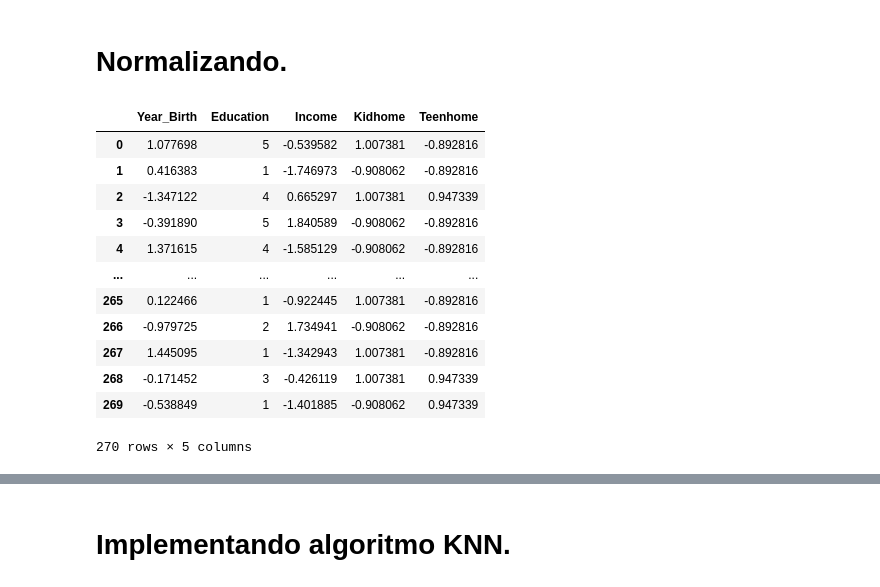
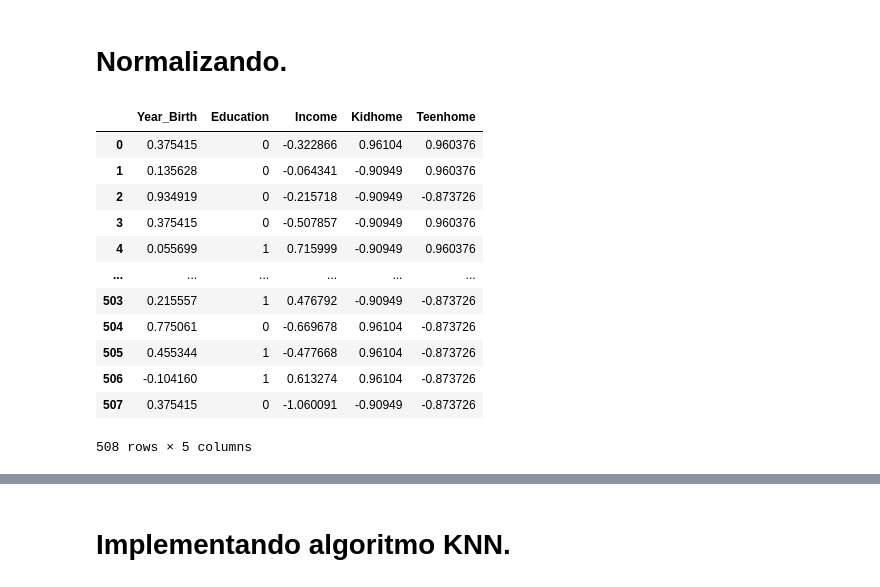
Before and after one commit to jpnahuelpan/IA-2021, a Jupyter notebook: main.ipynb, the cells around one changed output, grey strips where cells are left out. Saved outputs shown, nothing was run; the diff lists cells and outputs as text; code cells hidden in the pictures.

Commit message:
se resolvio el tema del rendimiento bajo, devido a que eran muchas clases se agruparon en 2 pero el rendimiento sigue siendo bajo.

```diff
--- a/main.ipynb
+++ b/main.ipynb
@@ -109,3 +110,13 @@ Master         365
 2n Cycle       200
 Basic           54
 Name: Education, dtype: int64
+# %%
+"""
+Se daran los siquientes valores numericos a los valores de las variables categoricas.
+_________
+Education:
+'Basic' + '2n Cycle' = 0
+'Graduation' + 'Master' + 'PhD' = 1
+"""
+df.replace(to_replace=['Basic', '2n Cycle', 'Graduation', 'Master', 'PhD'], value=[0, 0, 1, 1, 1], inplace=True)
+df
@@ -111,0 +137,3 @@ Name: Education, dtype: int64
+# %%
+clase = df["Education"].value_counts()
+clase
@@ -127,10 +159,10 @@ Index(['ID', 'Year_Birth', 'Education', 'Marital_Status', 'Income', 'Kidhome',
 # Las clases que se usaran seran las siguientes.
 clases = dict(clase)
 for clase, valor in clase.items():
-    if valor != 1 and valor != 54:
-        lista_indices = df[df["Education"]== clase].sample(n=(valor - 54), random_state=1).index
+    if valor != 1 and valor != 254:
+        lista_indices = df[df["Education"]== clase].sample(n=(valor - 254), random_state=1).index
         df = df.drop(labels=lista_indices, axis=0)
-    elif valor == 54:
+    elif valor == 254:
         pass
     else:
         lista_indices = df[df["Education"]== clase].index
@@ -189,13 +211,0 @@ print(df["Education"].unique())
-# %%
-"""
-Se daran los siquientes valores numericos a los valores de las variables categoricas.
-_________
-Education:
-'Basic' = 1
-'2n Cycle' = 2
-'Graduation' = 3
-'Master' = 4
-'PhD' = 5
-"""
-df.replace(to_replace=['Basic', '2n Cycle', 'Graduation', 'Master', 'PhD'], value=[1, 2, 3, 4, 5], inplace=True)
-df
@@ -218,33 +214,33 @@ df
 # %%
 normalizacion = lambda valor, media, std: (valor - media)/ std
 
 for variable in df.columns:
     if variable != "Education":
         std = df[variable].std()
         media = df[variable].mean()
         df[variable] = normalizacion(df[variable], media, std)
 """
 Reseteamos los indices para poder distinguir los datos, para
 cuando se haga  los sub-datasets. para cada split de los datos con
 el algoritmo de k-fold.
 """
-df = df.reset_index()
-df = df.drop(columns=["index"])
+df = df.sample(frac=1)
+df = df.reset_index(drop=True)
 df
 # %% [output]
 |  | Year_Birth | Education | Income | Kidhome | Teenhome |
-| 0 | 1.077698 | 5 | -0.539582 | 1.007381 | -0.892816 |
-| 1 | 0.416383 | 1 | -1.746973 | -0.908062 | -0.892816 |
-| 2 | -1.347122 | 4 | 0.665297 | 1.007381 | 0.947339 |
-| 3 | -0.391890 | 5 | 1.840589 | -0.908062 | -0.892816 |
-| 4 | 1.371615 | 4 | -1.585129 | -0.908062 | -0.892816 |
+| 0 | 0.375415 | 0 | -0.322866 | 0.96104 | 0.960376 |
+| 1 | 0.135628 | 0 | -0.064341 | -0.90949 | 0.960376 |
+| 2 | 0.934919 | 0 | -0.215718 | -0.90949 | -0.873726 |
+| 3 | 0.375415 | 0 | -0.507857 | -0.90949 | 0.960376 |
+| 4 | 0.055699 | 1 | 0.715999 | -0.90949 | 0.960376 |
 | ... | ... | ... | ... | ... | ... |
-| 265 | 0.122466 | 1 | -0.922445 | 1.007381 | -0.892816 |
-| 266 | -0.979725 | 2 | 1.734941 | -0.908062 | -0.892816 |
-| 267 | 1.445095 | 1 | -1.342943 | 1.007381 | -0.892816 |
-| 268 | -0.171452 | 3 | -0.426119 | 1.007381 | 0.947339 |
-| 269 | -0.538849 | 1 | -1.401885 | -0.908062 | 0.947339 |
+| 503 | 0.215557 | 1 | 0.476792 | -0.90949 | -0.873726 |
+| 504 | 0.775061 | 0 | -0.669678 | 0.96104 | -0.873726 |
+| 505 | 0.455344 | 1 | -0.477668 | 0.96104 | -0.873726 |
+| 506 | -0.104160 | 1 | 0.613274 | 0.96104 | -0.873726 |
+| 507 | 0.375415 | 0 | -1.060091 | -0.90949 | -0.873726 |
-270 rows × 5 columns
+508 rows × 5 columns
 # %%
 df.to_csv("marketing_campaign_normalizado.csv", index=False)
 # %%
```
Also changed, not shown: parts of 13 cells of this notebook, 11 other files.
